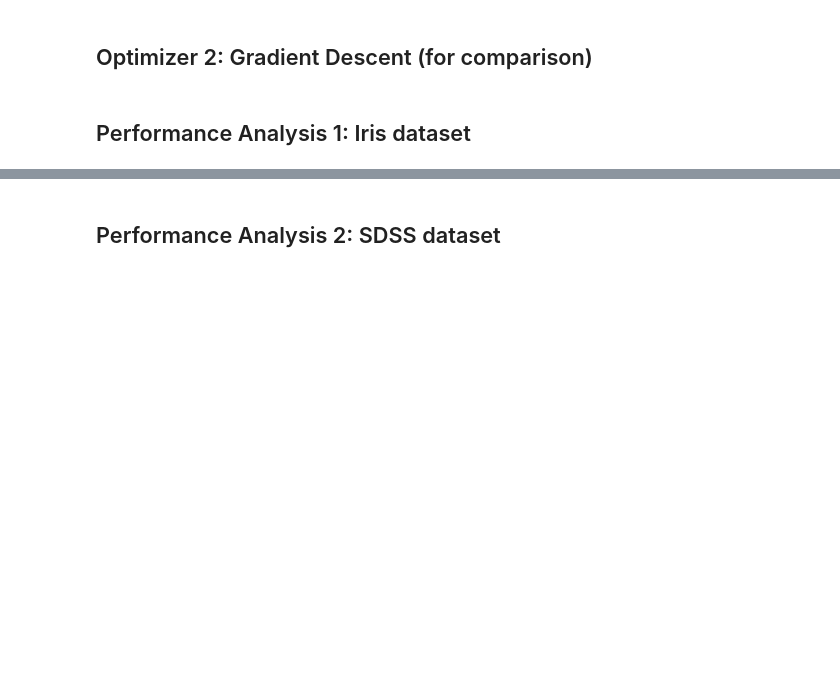
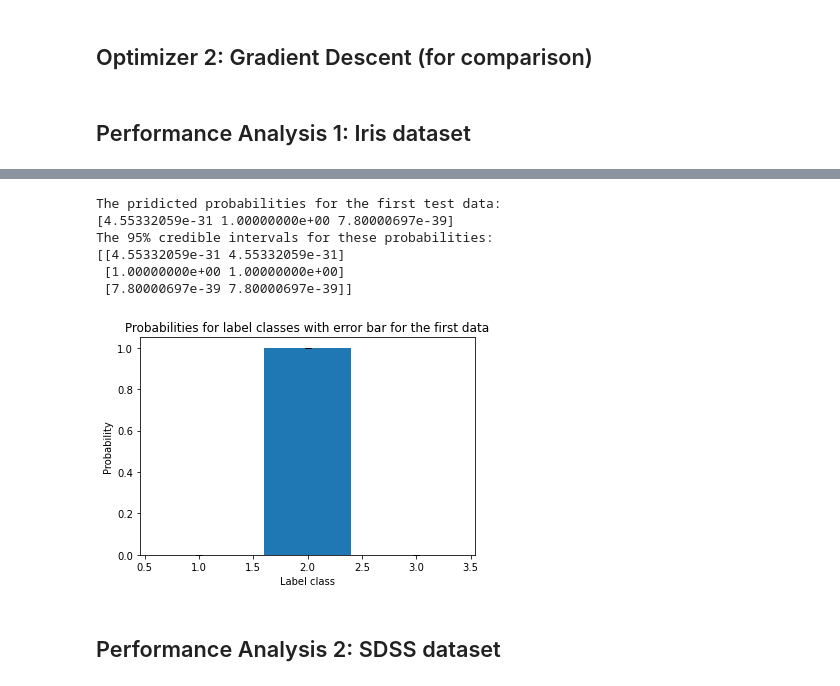
Before and after one commit to Foo2000/Optimizing-Softmax-Regression-with-MCMC, a Jupyter notebook: Optimizing_Softmax_Regression_with_MCMC.ipynb, the cells around one changed output, grey strips where cells are left out. Drawn from its saved outputs; the diff is of its cells as text; code cells hidden in the pictures; blank space fills up the shorter version.

```diff
--- a/Optimizing_Softmax_Regression_with_MCMC.ipynb
+++ b/Optimizing_Softmax_Regression_with_MCMC.ipynb
@@ -218,3 +247,24 @@ The test accuracy is 0.9736842105263158
+# %%
+# show the first pridiction data for visualization
+print("The pridicted probabilities for the first test data:")
+print(test_yh[0][0])
+print("The 95% credible intervals for these probabilities:")
+print(test_yh[1][0])
+
+
+plt.bar([1,2,3],test_yh[0][1],yerr=(test_yh[0][1]-test_yh[1][1].T[0]),capsize=3)
+plt.title('Probabilities for label classes with error bar for the first data')
+plt.xlabel('Label class')
+plt.ylabel('Probability')
+plt.show()
+# %% [output]
+The pridicted probabilities for the first test data:
+[4.55332059e-31 1.00000000e+00 7.80000697e-39]
+The 95% credible intervals for these probabilities:
+[[4.55332059e-31 4.55332059e-31]
+ [1.00000000e+00 1.00000000e+00]
+ [7.80000697e-39 7.80000697e-39]]
+[figure, added]
 # %% [markdown]
 ## Performance Analysis 2: SDSS dataset
 # %%
```
Also changed, not shown: parts of 7 cells of this notebook.
